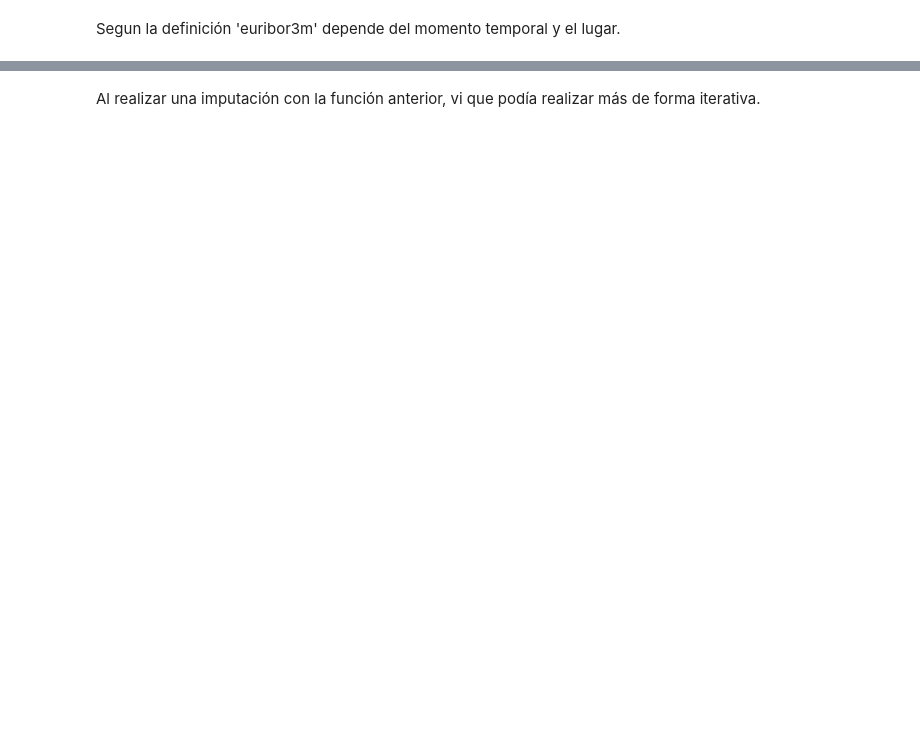
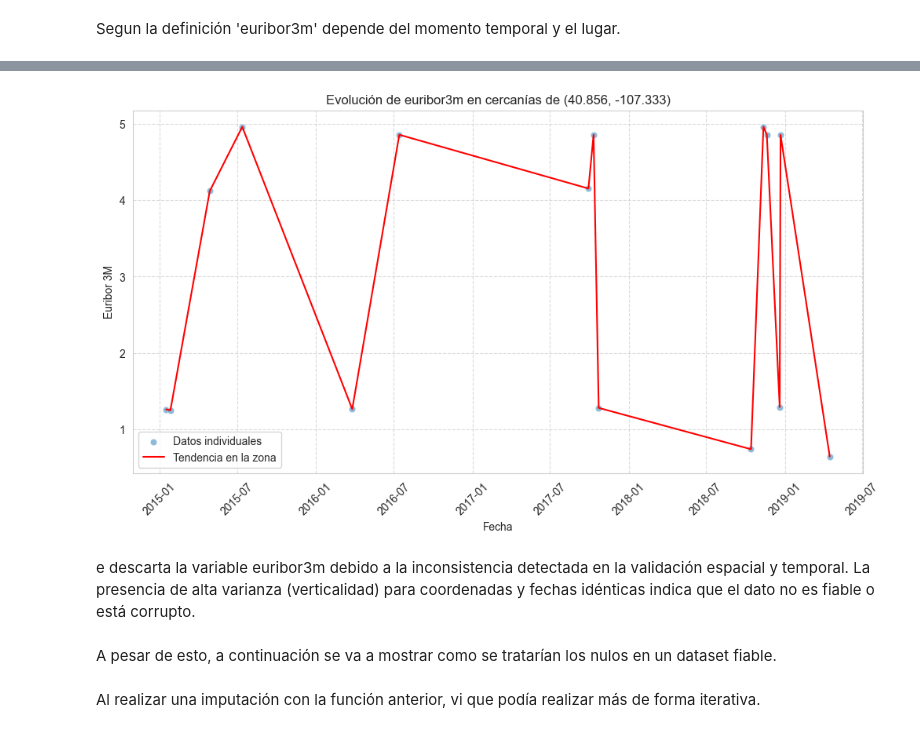
Before and after one commit to claudiarm2002/DataProject-Python-for-Data, a Jupyter notebook: DataProject_PythonForData.ipynb, the cells around one changed output, grey strips where cells are left out. Cells and saved outputs as stored; diff of their text form; code cells hidden in the pictures; blank space fills up the shorter version.

```diff
--- a/DataProject_PythonForData.ipynb
+++ b/DataProject_PythonForData.ipynb
@@ -677,3 +735,43 @@ Se ve claramente que en un mismo día y en ubicaciones cercanas, el valor de 'eu
+# %%
+# 1. Elegimos un punto central (puedes cambiar estos valores)
+lat_centro = 40.856
+lon_centro = -107.333
+radio = 0.5  # Margen de ~50km a la redonda
+
+# 2. Filtramos el DataFrame para esa "ubicación similar"
+zona_similar = data_clean[
+    (data_clean['latitude'].between(lat_centro - radio, lat_centro + radio)) &
+    (data_clean['longitude'].between(lon_centro - radio, lon_centro + radio))
+].copy()
+
+# 3. Nos aseguramos de que la fecha esté en formato datetime y ordenada
+zona_similar['date'] = pd.to_datetime(zona_similar['date'])
+zona_similar = zona_similar.sort_values('date')
+# %%
+import matplotlib.pyplot as plt
+import seaborn as sns
+
+plt.figure(figsize=(12, 6))
+
+# Dibujamos los puntos reales para ver la dispersión en esa ubicación
+sns.scatterplot(data=zona_similar, x='date', y='euribor3m', alpha=0.5, label='Datos individuales')
+
+# Dibujamos una línea de tendencia (media móvil o media diaria)
+sns.lineplot(data=zona_similar, x='date', y='euribor3m', color='red', label='Tendencia en la zona')
+
+plt.title(f'Evolución de euribor3m en cercanías de ({lat_centro}, {lon_centro})')
+plt.xlabel('Fecha')
+plt.ylabel('Euribor 3M')
+plt.grid(True, linestyle='--', alpha=0.7)
+plt.legend()
+plt.xticks(rotation=45)
+plt.show()
+# %% [output]
+[figure, added]
+# %% [markdown]
+e descarta la variable euribor3m debido a la inconsistencia detectada en la validación espacial y temporal. La presencia de alta varianza (verticalidad) para coordenadas y fechas idénticas indica que el dato no es fiable o está corrupto.
+# %% [markdown]
+A pesar de esto, a continuación se va a mostrar como se tratarían los nulos en un dataset fiable.
 # %%
 # La idea es reducir el set de datos a buscar mediante un filtro geográfico
 def euribor_cercano_optimitzat(row, df_valid):
```
Also changed, not shown: parts of 63 cells of this notebook.
